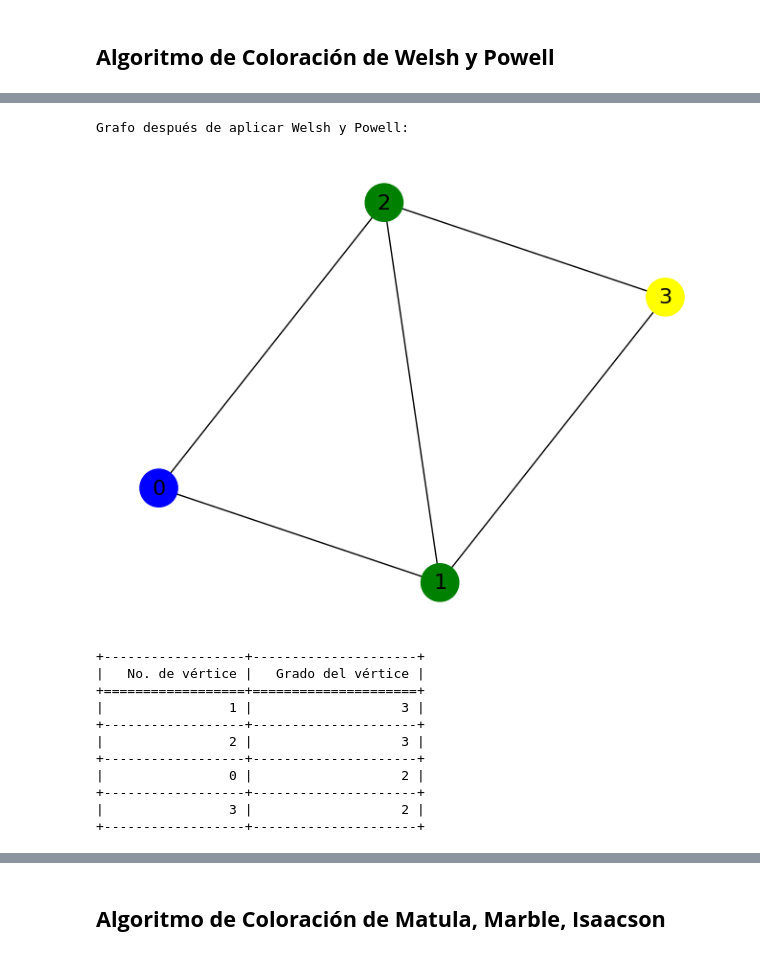
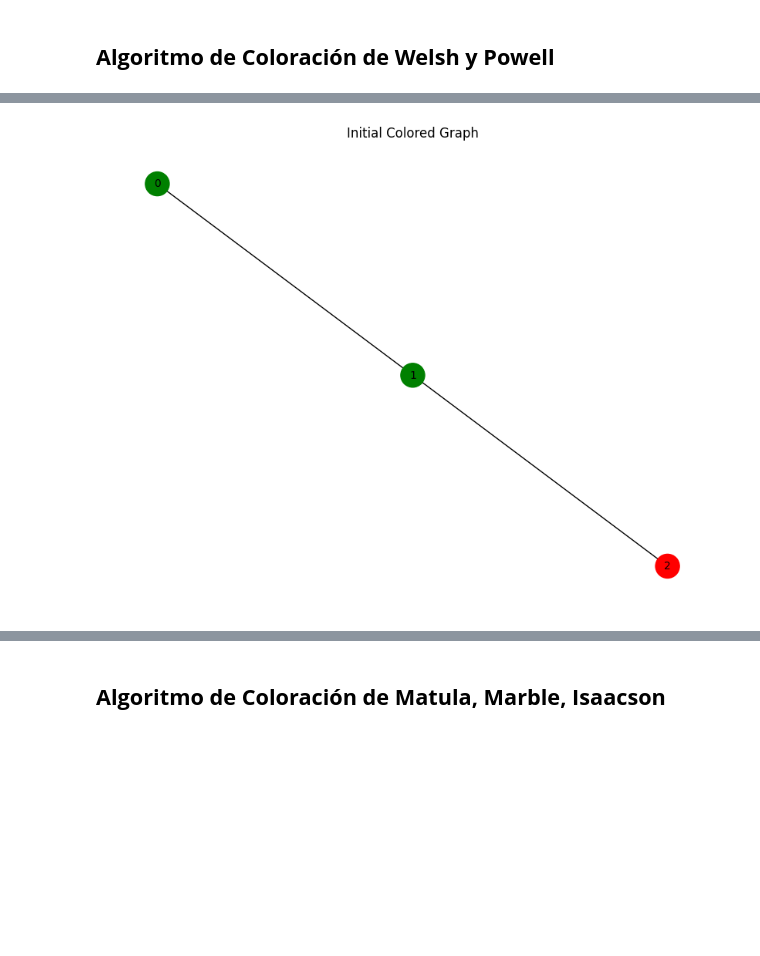
Before and after one commit to marcosd59/IT0425-INTELIGENCIA_ARTIFICIAL, a Jupyter notebook: Parcial 1/Proyecto/Coloreado de Grafos.ipynb, the cells around one changed output, grey strips where cells are left out. Cells and saved outputs as stored; diff of their text form; code cells hidden in the pictures; blank space fills up the shorter version.

```diff
--- a/Parcial 1/Proyecto/Coloreado de Grafos.ipynb
+++ b/Parcial 1/Proyecto/Coloreado de Grafos.ipynb
@@ -62,7 +12,2 @@ def grados(G):
 # %%
 n_vertices = int(input("Ingrese el número de vértices: "))
-# %%
-G = crear_grafo(n_vertices)
-asignar_colores(G)
-print("Grafo Original:")
-mostrar_grafo(G)
@@ -72,22 +14,41 @@ Grafo Original:
-# %%
-welsh_powell(G)
-print("Grafo después de aplicar Welsh y Powell:")
-mostrar_grafo(G)
-# %% [output]
-Grafo después de aplicar Welsh y Powell:
-[figure, removed]
-# %%
-# Tabla 1: Grados de los vértices de la Coloración Welsh y Powell
-grados(G)
-# %% [output]
-+------------------+---------------------+
-|   No. de vértice |   Grado del vértice |
-+==================+=====================+
-|                1 |                   3 |
-+------------------+---------------------+
-|                2 |                   3 |
-+------------------+---------------------+
-|                0 |                   2 |
-+------------------+---------------------+
-|                3 |                   2 |
-+------------------+---------------------+
+# %%
+def create_connected_graph(n_vertices):
+    """
+    Create a connected graph with n vertices.
+    """
+    G = nx.Graph()
+    G.add_nodes_from(range(n_vertices))
+
+    # Ensure the graph is connected
+    while not nx.is_connected(G):
+        v1, v2 = randint(0, n_vertices - 1), randint(0, n_vertices - 1)
+        if v1 != v2:
+            G.add_edge(v1, v2)
+
+    return G
+
+def assign_initial_colors(G, colors=['red', 'green', 'blue', 'yellow']):
+    """
+    Assign initial colors to the vertices of the graph.
+    """
+    for node in G.nodes():
+        G.nodes[node]['color'] = choice(colors)
+
+    return G
+
+def draw_graph(G, title):
+    """
+    Draw the graph with colored vertices.
+    """
+    plt.figure(figsize=(8, 6))
+    color_map = [G.nodes[node]['color'] for node in G.nodes()]
+    nx.draw(G, with_labels=True, node_color=color_map, node_size=500, font_size=10)
+    plt.title(title)
+    plt.show()
+
+
+G = create_connected_graph(n_vertices)
+G = assign_initial_colors(G)
+draw_graph(G, "Initial Colored Graph")
+# %% [output]
+[figure, added]
```
Also changed, not shown: parts of 18 cells of this notebook.
